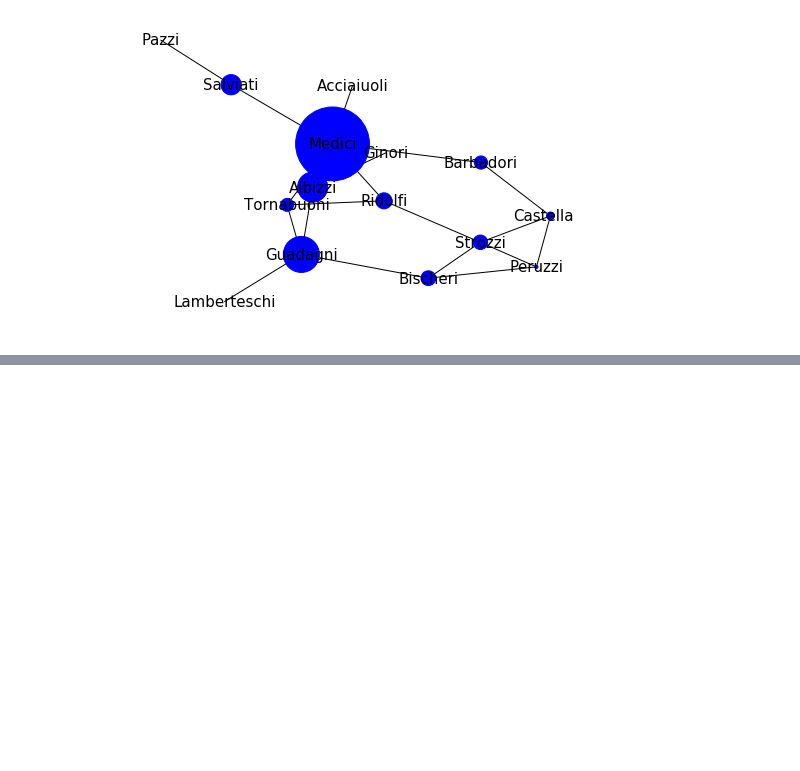
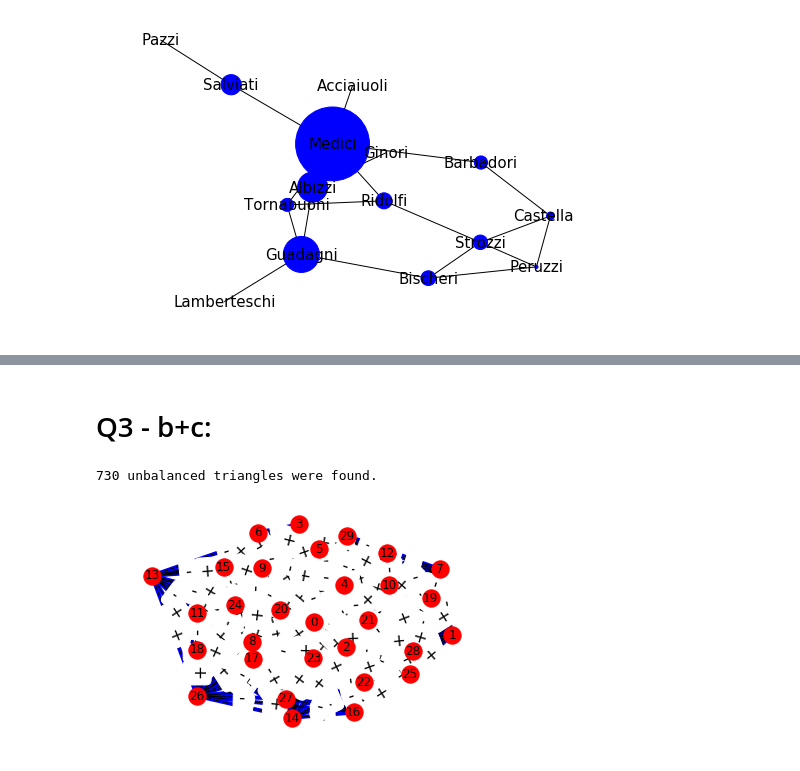
Before and after one commit to giditietz/network-algorithms, a Jupyter notebook: HW1.ipynb, the cells around one changed output, grey strips where cells are left out. Cells and saved outputs as stored; diff of their text form; code cells hidden in the pictures; blank space fills up the shorter version.

```diff
--- a/HW1.ipynb
+++ b/HW1.ipynb
@@ -192,0 +246,8 @@ def closeness_centrality(G):
+# %% [markdown]
+# Q3 - b+c:
+# %%
+G1 = create_ER_random_signed_graph(30,p = 0.5,plus_prob=0.5)
+visualize_balance(G1)
+# %% [output]
+730 unbalanced triangles were found.
+[figure, added]
```
Also changed, not shown: parts of 18 cells of this notebook.
